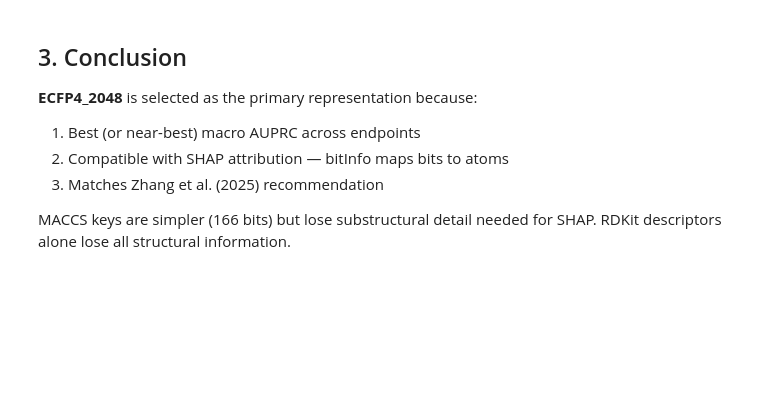
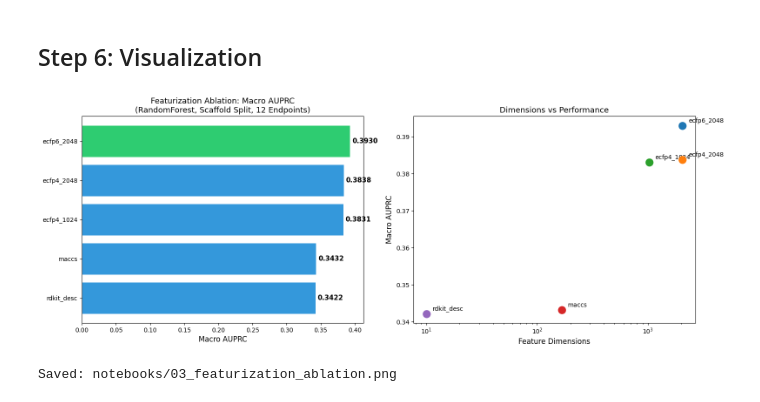
Before and after one commit to priyali01/ToxIntel, a Jupyter notebook: notebooks/03_Featurization_Ablation.ipynb, the cells around one changed output. Drawn from its saved outputs; the diff is of its cells as text; code cells hidden in the pictures; blank space fills up the shorter version.

```diff
--- a/notebooks/03_Featurization_Ablation.ipynb
+++ b/notebooks/03_Featurization_Ablation.ipynb
@@ -31,6 +45,8 @@ from src.scaffold_split import scaffold_split
 # %%
-# Load and split data
 df = load_and_clean_tox21()
 train_idx, val_idx, test_idx = scaffold_split(df['smiles'].tolist())
 
-Y_all = df[TARGET_COLS].values
+Y_all = df[TARGET_COLS].values.astype(np.float32)
+
+print(f"\nTrain: {len(train_idx)} | Val: {len(val_idx)} | Test: {len(test_idx)}")
+print(f"Total endpoints: {len(TARGET_COLS)}")
@@ -101,0 +295,12 @@ print(results_df.to_string(index=False))
+# %%
+results_df = pd.DataFrame([{k: v for k, v in r.items() if k != 'Details'} for r in all_results])
+results_df = results_df.sort_values('Macro AUPRC', ascending=False)
+
+print("\n" + "="*70)
+print("  FEATURIZATION ABLATION — FINAL RESULTS")
+print("="*70)
+print(results_df.to_string(index=False))
+print("="*70)
+
+best = results_df.iloc[0]
+print(f"\n  WINNER: {best['Representation']} (Macro AUPRC = {best['Macro AUPRC']:.4f})")
@@ -102,27 +359,37 @@ print(results_df.to_string(index=False))
+# %% [markdown]
+## Step 6: Visualization
 # %%
-# Plot comparison
-fig, ax = plt.subplots(figsize=(10, 5))
-colors = ['#2ecc71' if r == results_df['Macro AUPRC'].max() else '#3498db' for r in results_df['Macro AUPRC']]
-bars = ax.bar(results_df['Representation'], results_df['Macro AUPRC'], color=colors)
-ax.set_ylabel('Macro AUPRC')
-ax.set_title('Featurization Ablation: Macro AUPRC by Representation\n(Same GradientBoosting model, Scaffold Split)')
-ax.set_ylim(0, max(results_df['Macro AUPRC']) * 1.3)
+# Plot 1: Macro AUPRC comparison
+fig, axes = plt.subplots(1, 2, figsize=(16, 6))
 
-for bar, val in zip(bars, results_df['Macro AUPRC']):
-    ax.text(bar.get_x() + bar.get_width()/2, bar.get_height() + 0.005,
-            f'{val:.4f}', ha='center', va='bottom', fontweight='bold')
+# Bar chart
+ax = axes[0]
+sorted_results = results_df.sort_values('Macro AUPRC', ascending=True)
+colors = ['#2ecc71' if r == sorted_results['Macro AUPRC'].max() else '#3498db'
+          for r in sorted_results['Macro AUPRC']]
+bars = ax.barh(sorted_results['Representation'], sorted_results['Macro AUPRC'], color=colors)
+ax.set_xlabel('Macro AUPRC', fontsize=12)
+ax.set_title('Featurization Ablation: Macro AUPRC\n(RandomForest, Scaffold Split, 12 Endpoints)', fontsize=13)
+
+for bar, val in zip(bars, sorted_results['Macro AUPRC']):
+    ax.text(bar.get_width() + 0.003, bar.get_y() + bar.get_height()/2,
+            f'{val:.4f}', ha='left', va='center', fontweight='bold', fontsize=11)
+
+# Dimensions vs AUPRC scatter
+ax = axes[1]
+for _, row in results_df.iterrows():
+    ax.scatter(row['Dims'], row['Macro AUPRC'], s=150, zorder=5)
+    ax.annotate(row['Representation'], (row['Dims'], row['Macro AUPRC']),
+               textcoords="offset points", xytext=(10, 5), fontsize=10)
+ax.set_xlabel('Feature Dimensions', fontsize=12)
+ax.set_ylabel('Macro AUPRC', fontsize=12)
+ax.set_title('Dimensions vs Performance', fontsize=13)
+ax.set_xscale('log')
 
 plt.tight_layout()
 plt.savefig('notebooks/03_featurization_ablation.png', dpi=150, bbox_inches='tight')
 plt.show()
 print("Saved: notebooks/03_featurization_ablation.png")
+# %% [output]
+[figure, added]
+Saved: notebooks/03_featurization_ablation.png
-# %% [markdown]
-## 3. Conclusion
-
-**ECFP4_2048** is selected as the primary representation because:
-1. Best (or near-best) macro AUPRC across endpoints
-2. Compatible with SHAP attribution — bitInfo maps bits to atoms
-3. Matches Zhang et al. (2025) recommendation
-
-MACCS keys are simpler (166 bits) but lose substructural detail needed for SHAP.
-RDKit descriptors alone lose all structural information.
```
Also changed, not shown: parts of 20 cells of this notebook, 6 other files.
